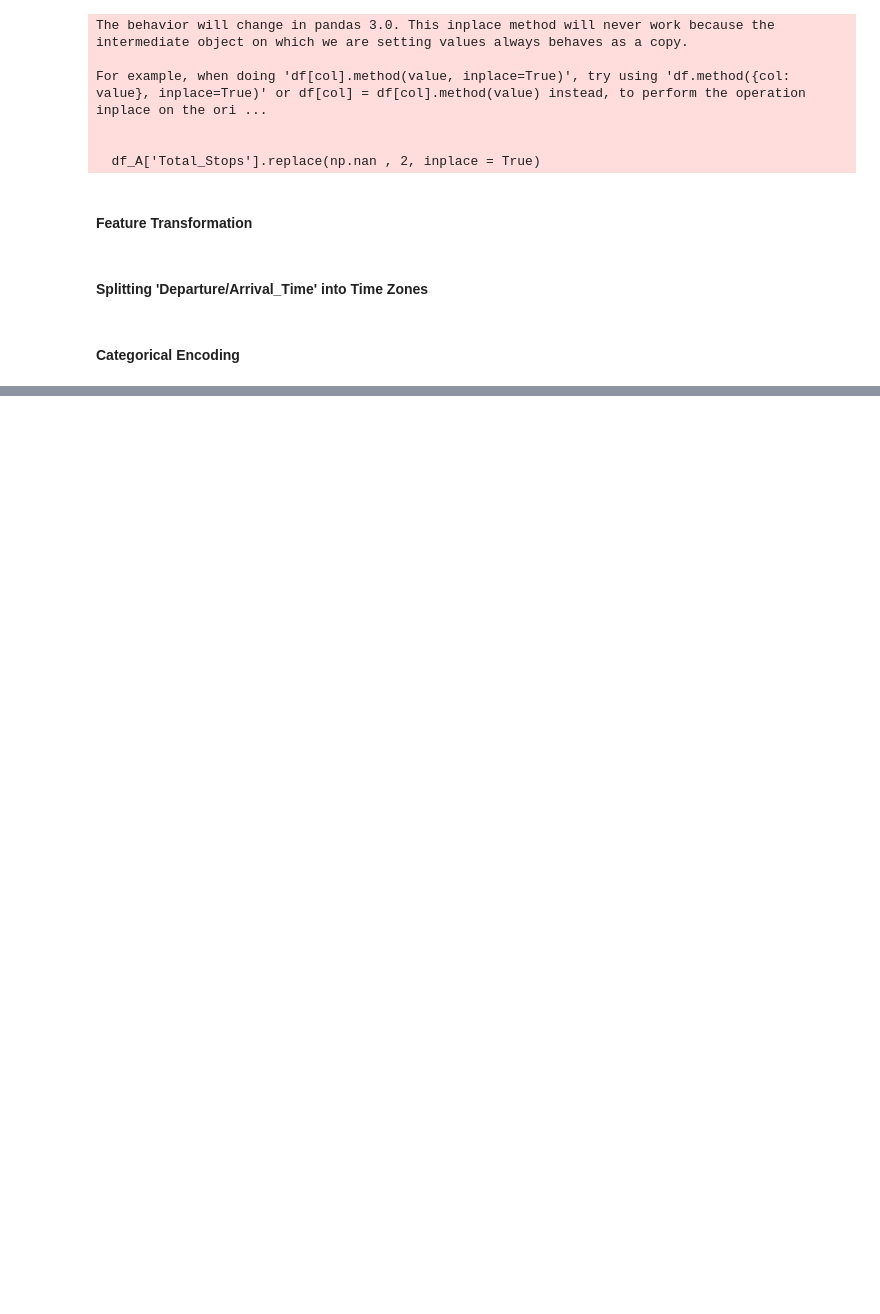
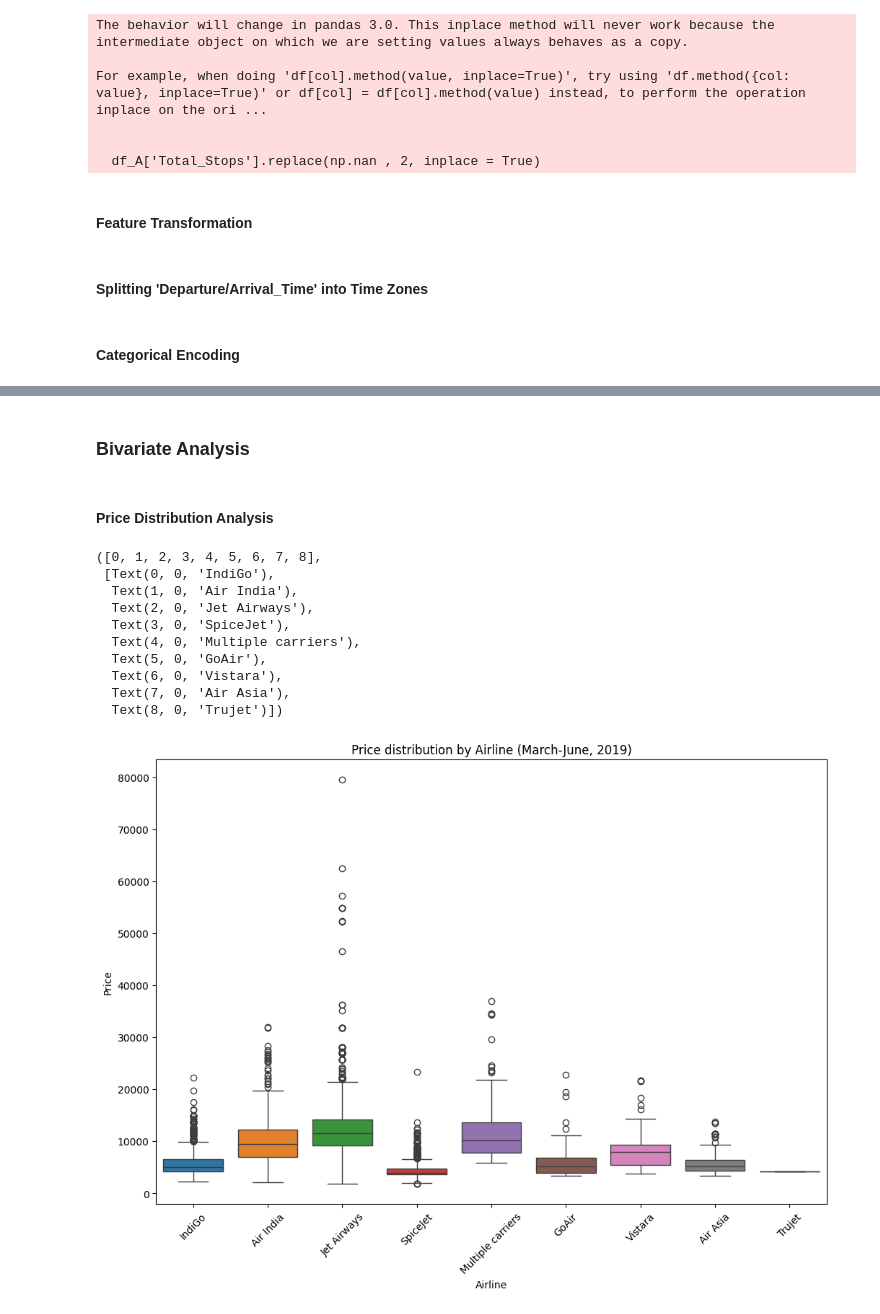
Before and after one commit to Nayanika0428/EDA_of_Airline_dataset, a Jupyter notebook: Airline_data.ipynb, the cells around one changed output, grey strips where cells are left out. Cells and saved outputs as stored; diff of their text form; code cells hidden in the pictures; blank space fills up the shorter version.

```diff
--- a/Airline_data.ipynb
+++ b/Airline_data.ipynb
@@ -169,0 +180,21 @@ memory usage: 1.5+ MB
+# %% [markdown]
+### Bivariate Analysis
+# %% [markdown]
+#### Price Distribution Analysis
+# %%
+plt.figure(figsize=(12,8))
+sns.boxplot(x= df_A['Airline'], y= df_A['Price'], hue= df_A['Airline'])
+plt.title("Price distribution by Airline (March-June, 2019)")
+plt.xticks(rotation= 45)
+# %% [output]
+([0, 1, 2, 3, 4, 5, 6, 7, 8],
+ [Text(0, 0, 'IndiGo'),
+  Text(1, 0, 'Air India'),
+  Text(2, 0, 'Jet Airways'),
+  Text(3, 0, 'SpiceJet'),
+  Text(4, 0, 'Multiple carriers'),
+  Text(5, 0, 'GoAir'),
+  Text(6, 0, 'Vistara'),
+  Text(7, 0, 'Air Asia'),
+  Text(8, 0, 'Trujet')])
+[figure, added]
```
Also changed, not shown: parts of 26 cells of this notebook.
